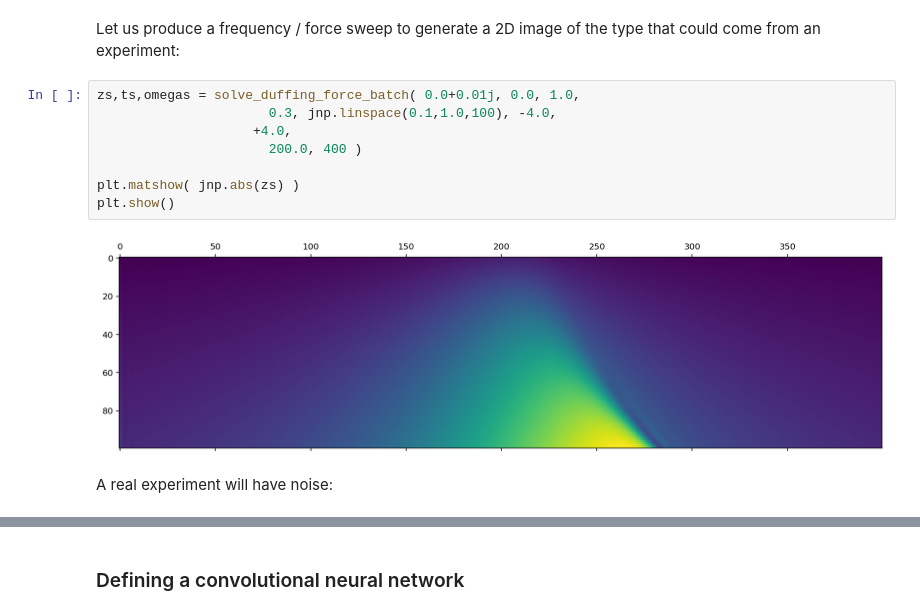
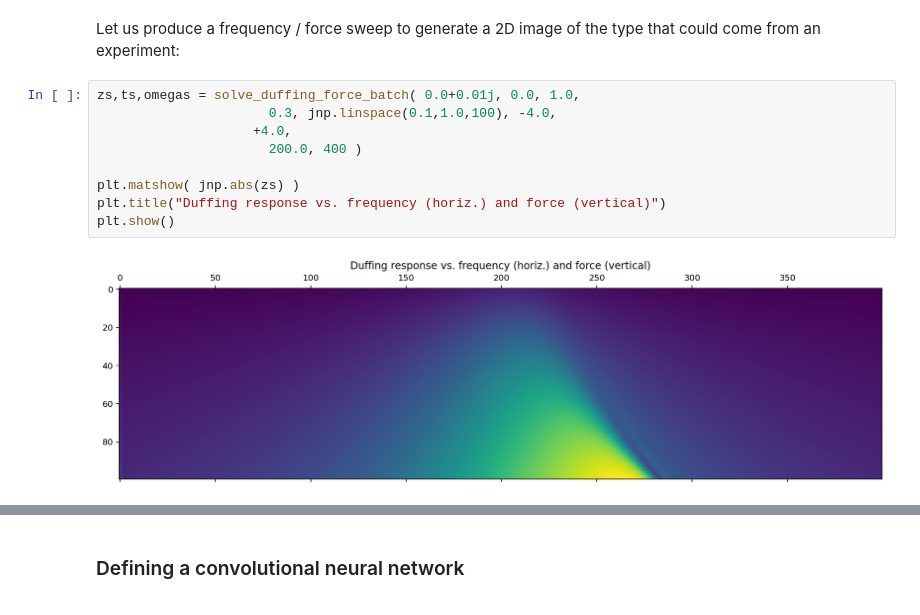
Before and after one commit to FlorianMarquardt/MachineLearningThreeEasyLessons, a Jupyter notebook: 2024_09_Trieste_Duffing_Example.ipynb, the cells around one changed output, grey strips where cells are left out. Cells and saved outputs as stored; diff of their text form.

```diff
--- a/2024_09_Trieste_Duffing_Example.ipynb
+++ b/2024_09_Trieste_Duffing_Example.ipynb
@@ -477,12 +477,11 @@ Let us produce a frequency / force sweep to generate a 2D image of the type that
 # %%
 zs,ts,omegas = solve_duffing_force_batch( 0.0+0.01j, 0.0, 1.0,
                       0.3, jnp.linspace(0.1,1.0,100), -4.0,
                     +4.0,
                       200.0, 400 )
 
 plt.matshow( jnp.abs(zs) )
+plt.title("Duffing response vs. frequency (horiz.) and force (vertical)")
 plt.show()
 # %% [output]
-[figure, old version]
+[figure, new version]
-# %% [markdown]
-A real experiment will have noise:
```
Also changed, not shown: parts of 18 cells of this notebook.
